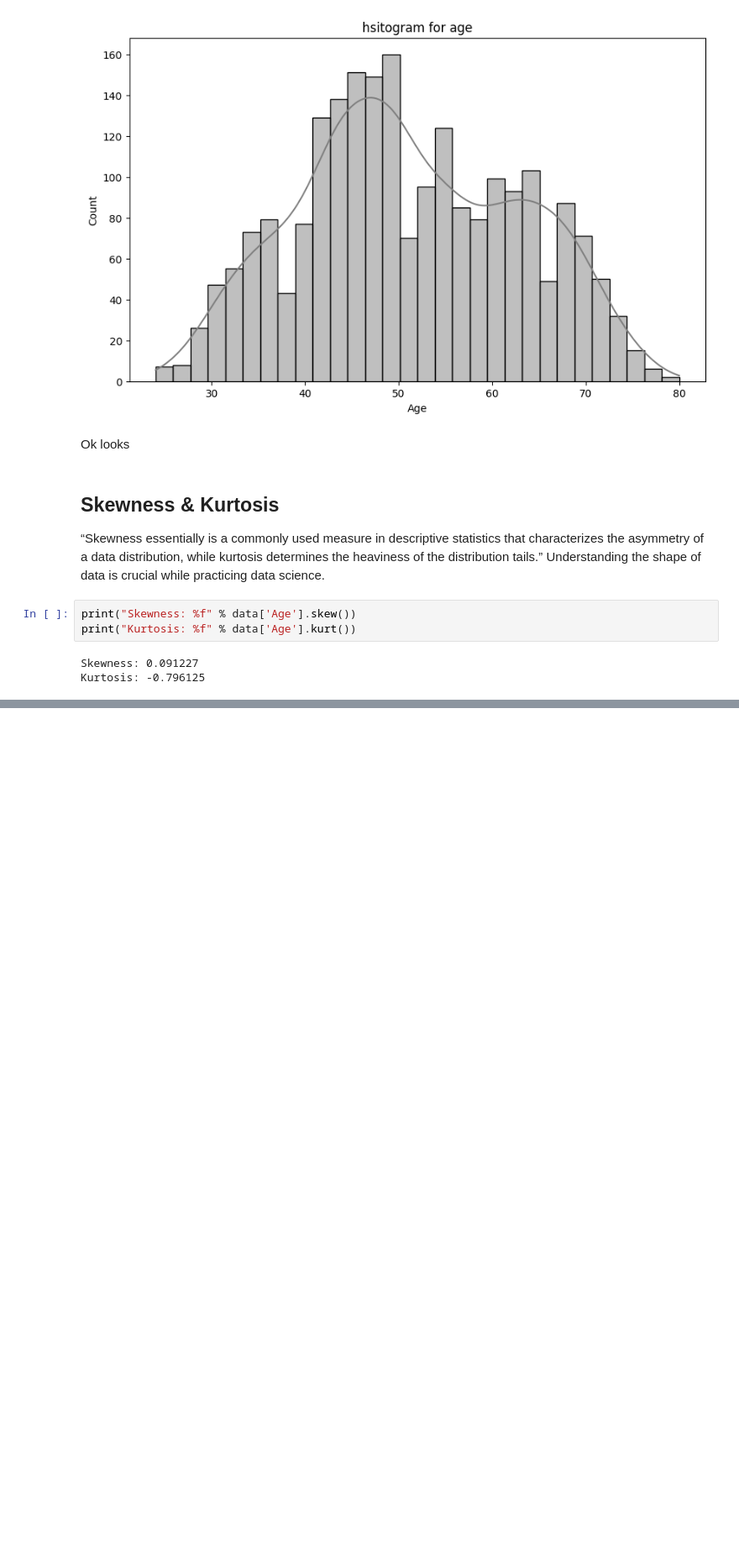
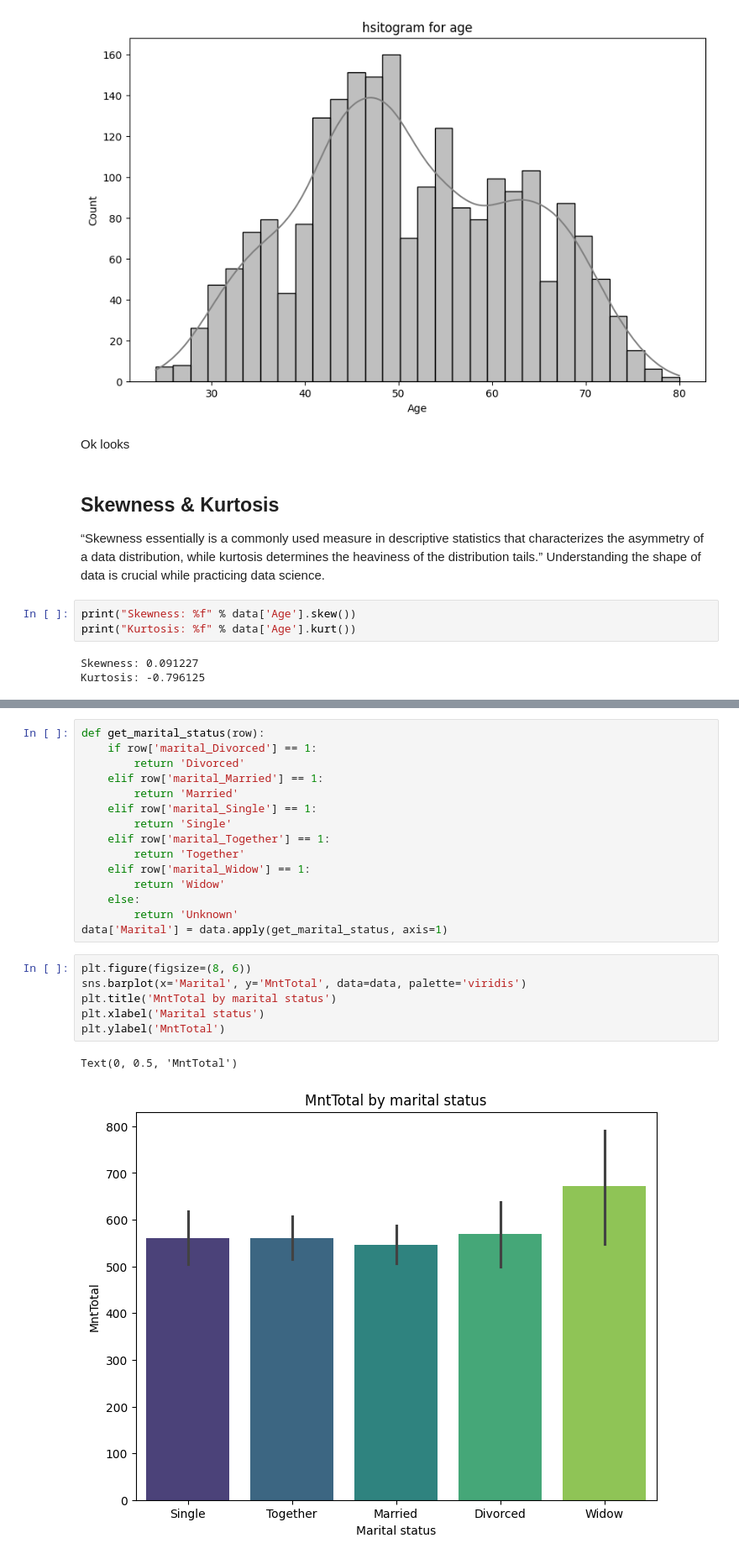
Before and after one commit to dpschauhan/Oasis-Infobyte---Data-Analysis--, a Jupyter notebook: Customer Segmentation/customer_segmentation.ipynb, the cells around one changed output, grey strips where cells are left out. Shown at 84% size. Drawn from its saved outputs; the diff is of its cells as text; blank space fills up the shorter version.

```diff
--- a/Customer Segmentation/customer_segmentation.ipynb
+++ b/Customer Segmentation/customer_segmentation.ipynb
@@ -276,0 +318,24 @@ Kurtosis: -0.796125
+# %%
+def get_marital_status(row):
+    if row['marital_Divorced'] == 1:
+        return 'Divorced'
+    elif row['marital_Married'] == 1:
+        return 'Married'
+    elif row['marital_Single'] == 1:
+        return 'Single'
+    elif row['marital_Together'] == 1:
+        return 'Together'
+    elif row['marital_Widow'] == 1:
+        return 'Widow'
+    else:
+        return 'Unknown'
+data['Marital'] = data.apply(get_marital_status, axis=1)
+# %%
+plt.figure(figsize=(8, 6))
+sns.barplot(x='Marital', y='MntTotal', data=data, palette='viridis')
+plt.title('MntTotal by marital status')
+plt.xlabel('Marital status')
+plt.ylabel('MntTotal')
+# %% [output]
+Text(0, 0.5, 'MntTotal')
+[figure, added]
```
Also changed, not shown: parts of 37 cells of this notebook.
